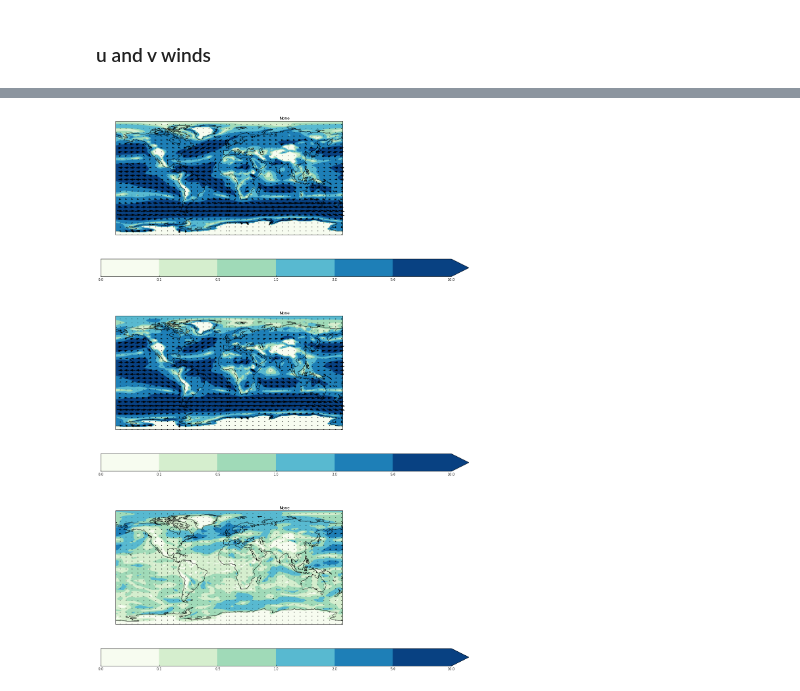
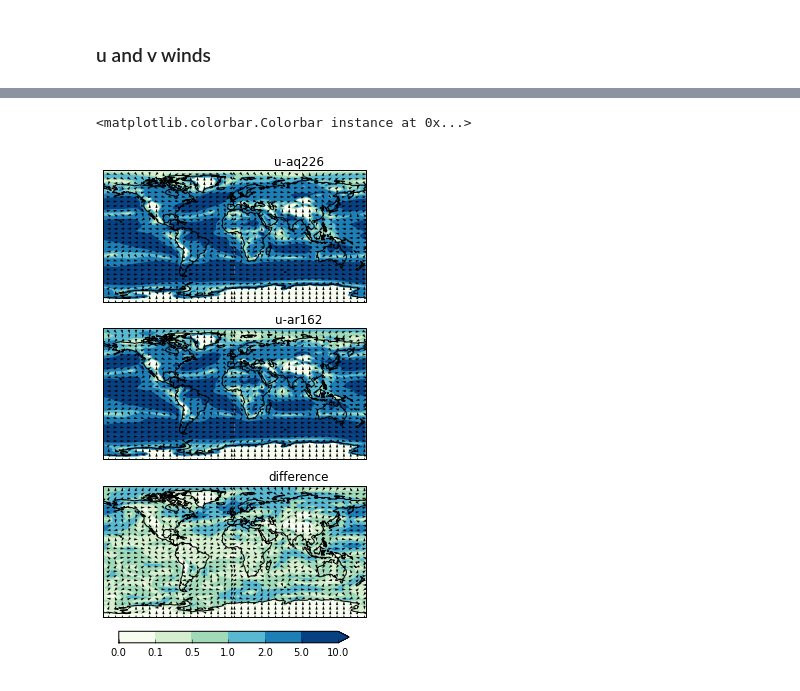
Before and after one commit to douglask3/albedo_teleconection, a Jupyter notebook: Untitled0.ipynb, the cells around one changed output, grey strips where cells are left out. Saved outputs shown, nothing was run; the diff lists cells and outputs as text; code cells hidden in the pictures.

```diff
--- a/Untitled0.ipynb
+++ b/Untitled0.ipynb
@@ -162,4 +135,0 @@ v_wind_maps = plot_job_maps(v_wind, dcmap = dcmap, dlevels = dlevels_v_wind,
-# %%
-u_wind_maps = plot_job_maps(u_wind_maps, extract = False, dcmap = dcmap, dlevels = dlevels_u_wind,
-                                     cmap =  cmap,  levels =  levels_u_wind,
-                                     pressure = 850)
@@ -168,4 +135,0 @@ u_wind_maps = plot_job_maps(u_wind_maps, extract = False, dcmap = dcmap, dlevels
-# %%
-v_wind_maps = plot_job_maps(v_wind_maps, extract = False, dcmap = dcmap, dlevels = dlevels_v_wind,
-                                     cmap =  cmap,  levels =  levels_v_wind,
-                                     pressure = 850)
@@ -175,8 +137,8 @@ v_wind_maps = plot_job_maps(v_wind_maps, extract = False, dcmap = dcmap, dlevels
 def speed(x, y):
     return np.sqrt(x**2 + y **2)
 
-def findSpeedDir(u, v, n, factor = 10, scale = 0.2):
-    #plt.rcParams['figure.figsize'] = (20.0, 30.0)
+def findSpeedDir(u, v, n, title, normalise = True, factor = 5, scale = 0.01, *args, **kw):
+    plt.rcParams['figure.figsize'] = (8.0, 8.0)
     wind_speed = v.copy()
     wind_direc = v.copy()
 
@@ -189,18 +151,26 @@ def findSpeedDir(u, v, n, factor = 10, scale = 0.2):
     x = ulon.points
     y = u.coord('latitude').points
 
-    plot_lonely_cube(wind_speed, N = 3, M = 1, n = n, projection = ccrs.PlateCarree(), cmap = scmap, levels = levels_s_wind, extend = 'max')
+    cf = plot_lonely_cube(wind_speed, N = 3, M = 1, n = n, projection = ccrs.PlateCarree(),
+                          cmap = scmap, levels = levels_s_wind, extend = 'max',
+                          colourbar = False, *args, **kw)
 
     xindex = range(0, len(x), factor)
     yindex = range(0, len(y), factor)
     zindex = np.ix_(yindex, xindex)
 
-    plt.quiver(x[xindex], y[yindex], u.data[zindex] * 0.1, v.data[zindex] * 0.1, pivot = 'middle', scale = 50)
+    norm = wind_speed.data[zindex] if normalise else 1.0
 
-    return wind_speed, wind_direc
-
-ws, wd = findSpeedDir(u_wind_maps[0], v_wind_maps[0], 1, 5)
-ws, wd = findSpeedDir(u_wind_maps[1], v_wind_maps[1], 2, 5)
-ws, wd = findSpeedDir(u_wind_maps[2], v_wind_maps[2], 3, 5)
+    plt.quiver(x[xindex], y[yindex], u.data[zindex] / norm, v.data[zindex] / norm, pivot = 'middle', scale = 1.0 / scale)
+    plt.title(title)
+    return wind_speed, wind_direc, cf
-# %% [output]
-[figure, removed]
+# %%
+ws, wd, cf = findSpeedDir(u_wind_maps[0], v_wind_maps[0], 1, jobs[0])
+ws, wd, cf = findSpeedDir(u_wind_maps[1], v_wind_maps[1], 2, jobs[1])
+ws, wd, cf = findSpeedDir(u_wind_maps[2], v_wind_maps[2], 3, 'difference')
+
+colorbar_axes = plt.gcf().add_axes([0.2,0.08, 0.4, 0.02])
+plt.colorbar(cf, colorbar_axes, orientation='horizontal')
+# %% [output]
+<matplotlib.colorbar.Colorbar instance at 0x...>
+[figure, added]
```
Also changed, not shown: parts of 8 cells of this notebook, 2 other files.
